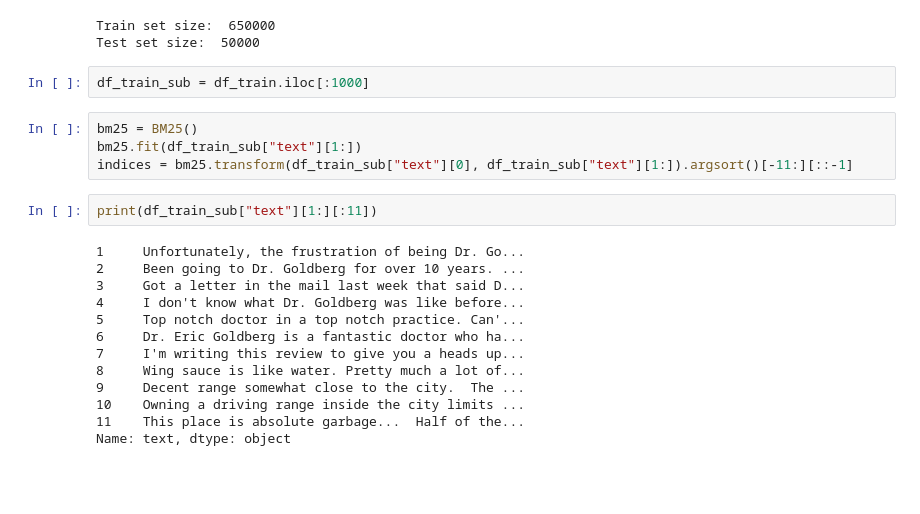
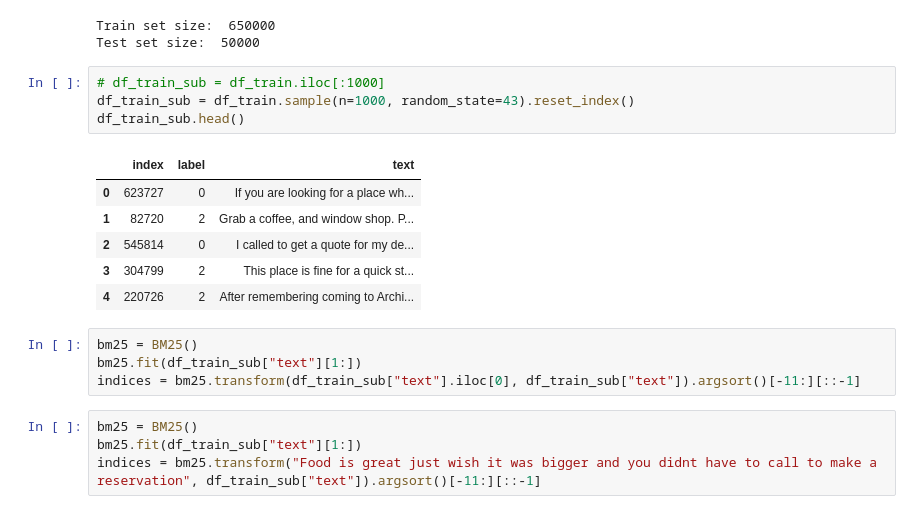
Before and after one commit to CalvQ/RAGnaRec, a Jupyter notebook: bm25.ipynb, the cells around one changed output. Saved outputs shown, nothing was run; the diff lists cells and outputs as text; blank space fills up the shorter version.

```diff
--- a/bm25.ipynb
+++ b/bm25.ipynb
@@ -54,24 +54,22 @@ print("Test set size: ", df_test.shape[0])
 # %% [output]
 Train set size:  650000
 Test set size:  50000
-# %%
-df_train_sub = df_train.iloc[:1000]
+# %%
+# df_train_sub = df_train.iloc[:1000]
+df_train_sub = df_train.sample(n=1000, random_state=43).reset_index()
+df_train_sub.head()
+# %% [output]
+|  | index | label | text |
+| 0 | 623727 | 0 | If you are looking for a place wh... |
+| 1 | 82720 | 2 | Grab a coffee, and window shop. P... |
+| 2 | 545814 | 0 | I called to get a quote for my de... |
+| 3 | 304799 | 2 | This place is fine for a quick st... |
+| 4 | 220726 | 2 | After remembering coming to Archi... |
 # %%
 bm25 = BM25()
 bm25.fit(df_train_sub["text"][1:])
-indices = bm25.transform(df_train_sub["text"][0], df_train_sub["text"][1:]).argsort()[-11:][::-1]
+indices = bm25.transform(df_train_sub["text"].iloc[0], df_train_sub["text"]).argsort()[-11:][::-1]
-# %%
-print(df_train_sub["text"][1:][:11])
-# %% [output]
-1     Unfortunately, the frustration of being Dr. Go...
-2     Been going to Dr. Goldberg for over 10 years. ...
-3     Got a letter in the mail last week that said D...
-4     I don't know what Dr. Goldberg was like before...
-5     Top notch doctor in a top notch practice. Can'...
-6     Dr. Eric Goldberg is a fantastic doctor who ha...
-7     I'm writing this review to give you a heads up...
-8     Wing sauce is like water. Pretty much a lot of...
-9     Decent range somewhat close to the city.  The ...
-10    Owning a driving range inside the city limits ...
-11    This place is absolute garbage...  Half of the...
-Name: text, dtype: object
+# %%
+bm25 = BM25()
+bm25.fit(df_train_sub["text"][1:])
+indices = bm25.transform("Food is great just wish it was bigger and you didnt have to call to make a reservation", df_train_sub["text"]).argsort()[-11:][::-1]
```
Also changed, not shown: parts of 9 cells of this notebook, 3 other files.
